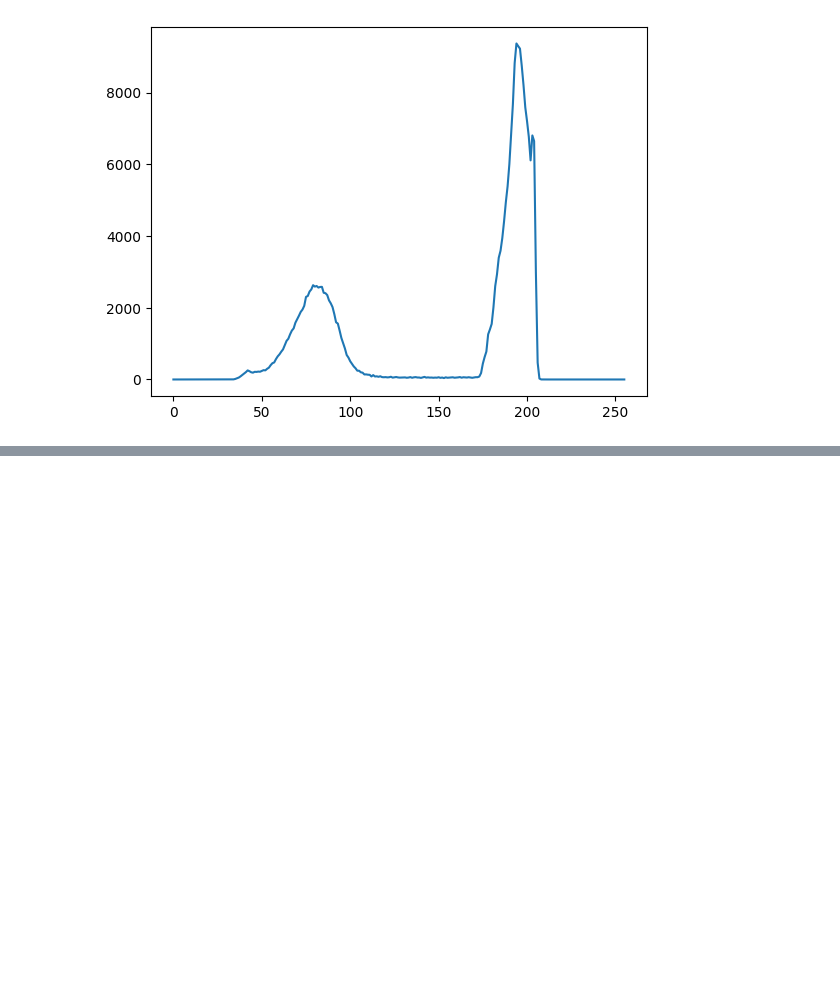
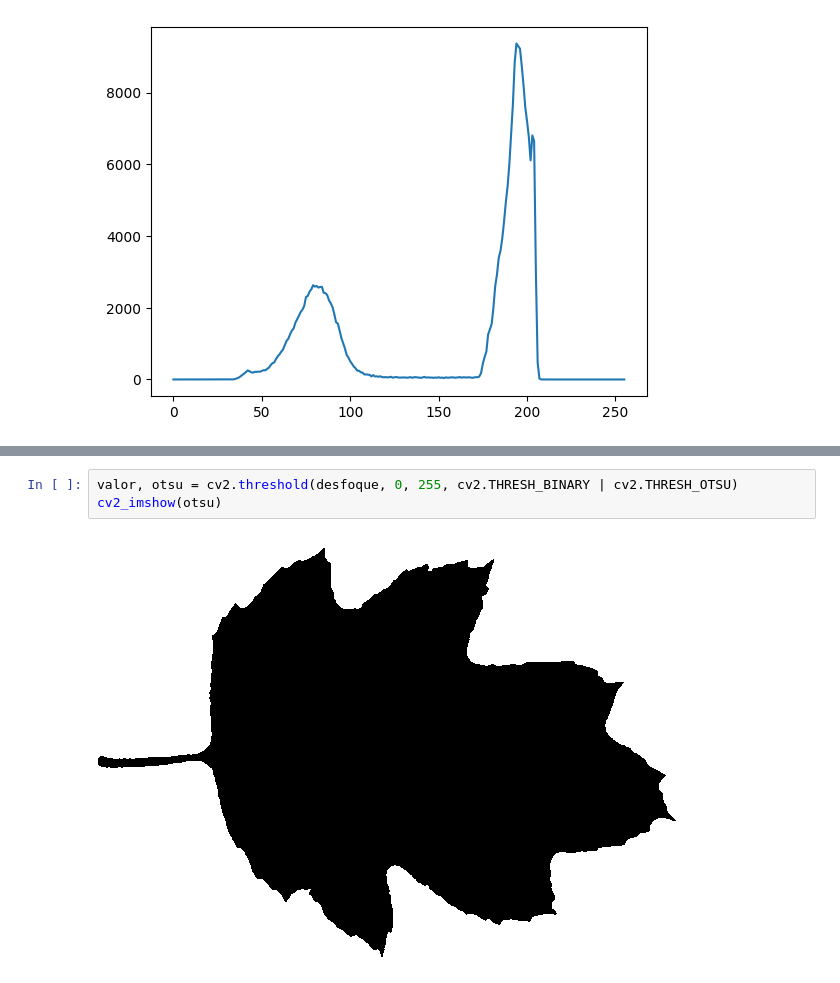
Before and after one commit to KauaHenSilva/python_img_segmentation, a Jupyter notebook: thresholding_based_segmentation.ipynb, the cells around one changed output, grey strips where cells are left out. Drawn from its saved outputs; the diff is of its cells as text; blank space fills up the shorter version.

```diff
--- a/thresholding_based_segmentation.ipynb
+++ b/thresholding_based_segmentation.ipynb
@@ -110,0 +141,5 @@ plt.plot(histograma);
+# %%
+valor, otsu = cv2.threshold(desfoque, 0, 255, cv2.THRESH_BINARY | cv2.THRESH_OTSU)
+cv2_imshow(otsu)
+# %% [output]
+[figure, added]
```
Also changed, not shown: parts of 5 cells of this notebook.
